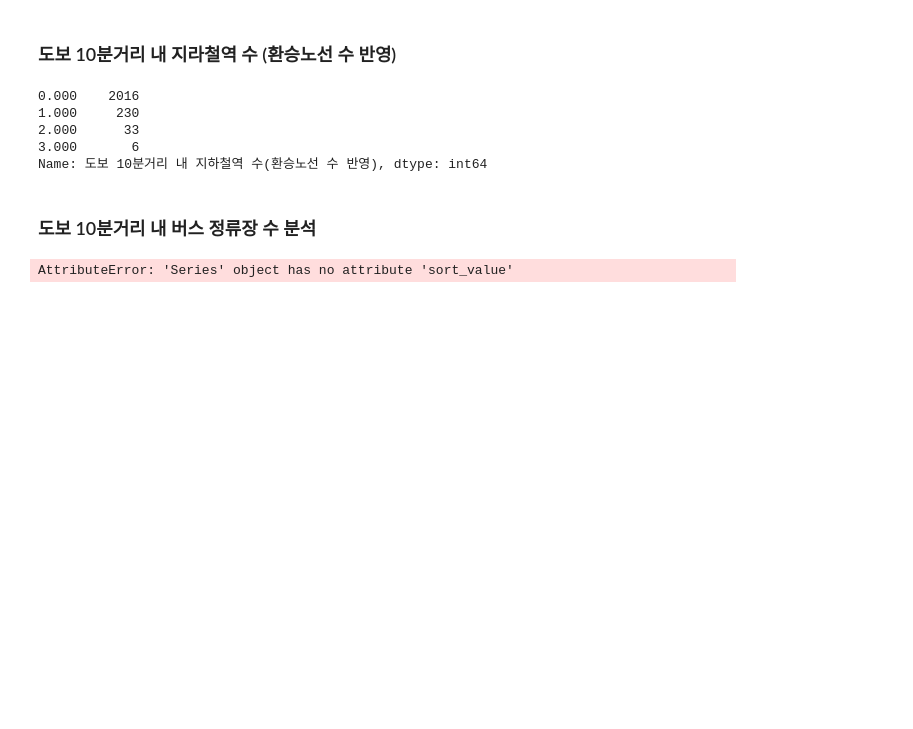
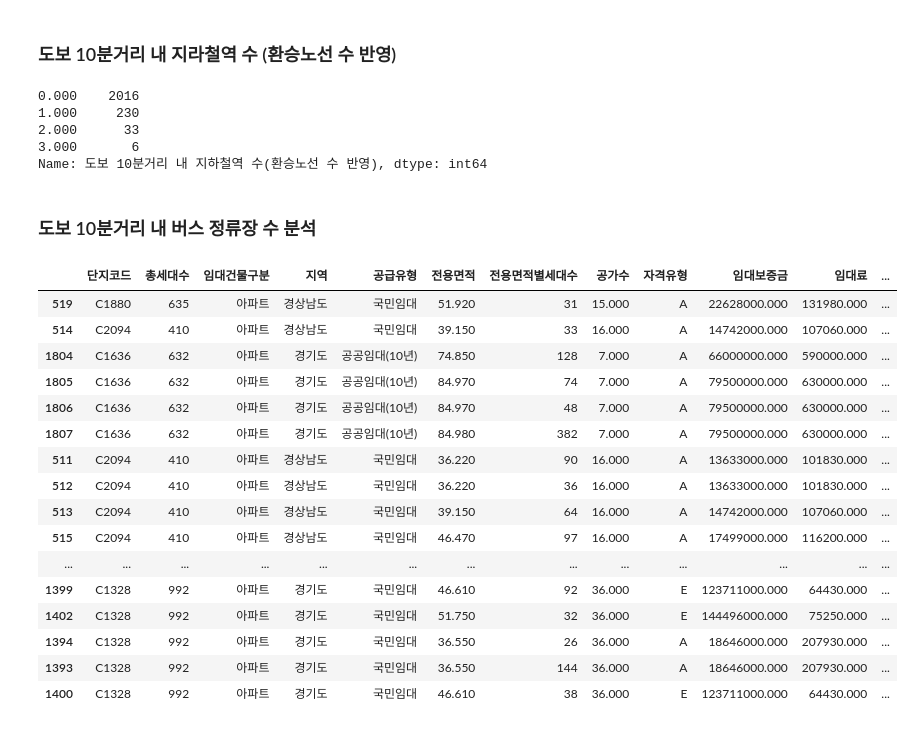
Before and after one commit to SeoMinJong/-, a Jupyter notebook: parking_data_analysis.ipynb, the cells around one changed output. Cells and saved outputs as stored; diff of their text form; code cells hidden in the pictures; blank space fills up the shorter version.

Commit message:
[Update] fred13 종합 분석

```diff
--- a/parking_data_analysis.ipynb
+++ b/parking_data_analysis.ipynb
@@ -570,12 +570,31 @@ Name: 도보 10분거리 내 지하철역 수(환승노선 수 반영), dtype: i
 # %%
 fred13 = df['도보 10분거리 내 버스정류장 수']
 fred13.value_counts()
 fred13.describe()
 # 전국적으로 버스가 훨씬 많이 활성화 되어 있기 때문에 많은 count가 있고 상위 30개를 출력하고 확인
 fred13 = fred13.sort_values(ascending=False)
 fred13_idx = fred13.index
 df_fred13 = df.iloc[fred13_idx]
 df_fred13_group = df_fred13['도보 10분거리 내 버스정류장 수'].groupby(df_fred13['단지코드'])
-df_fred13_group.mean().sort_value
+df_fred13_group_mean = df_fred13_group.mean().sort_values(ascending=False)
+df_fred13_group_mean.describe()
+df_fred13.head(30)
+# 아파트별로
 # %% [output]
-AttributeError: 'Series' object has no attribute 'sort_value'
+|  | 단지코드 | 총세대수 | 임대건물구분 | 지역 | 공급유형 | 전용면적 | 전용면적별세대수 | 공가수 | 자격유형 | 임대보증금 | 임대료 | ... |
+| 519 | C1880 | 635 | 아파트 | 경상남도 | 국민임대 | 51.920 | 31 | 15.000 | A | 22628000.000 | 131980.000 | ... |
+| 514 | C2094 | 410 | 아파트 | 경상남도 | 국민임대 | 39.150 | 33 | 16.000 | A | 14742000.000 | 107060.000 | ... |
+| 1804 | C1636 | 632 | 아파트 | 경기도 | 공공임대(10년) | 74.850 | 128 | 7.000 | A | 66000000.000 | 590000.000 | ... |
+| 1805 | C1636 | 632 | 아파트 | 경기도 | 공공임대(10년) | 84.970 | 74 | 7.000 | A | 79500000.000 | 630000.000 | ... |
+| 1806 | C1636 | 632 | 아파트 | 경기도 | 공공임대(10년) | 84.970 | 48 | 7.000 | A | 79500000.000 | 630000.000 | ... |
+| 1807 | C1636 | 632 | 아파트 | 경기도 | 공공임대(10년) | 84.980 | 382 | 7.000 | A | 79500000.000 | 630000.000 | ... |
+| 511 | C2094 | 410 | 아파트 | 경상남도 | 국민임대 | 36.220 | 90 | 16.000 | A | 13633000.000 | 101830.000 | ... |
+| 512 | C2094 | 410 | 아파트 | 경상남도 | 국민임대 | 36.220 | 36 | 16.000 | A | 13633000.000 | 101830.000 | ... |
+| 513 | C2094 | 410 | 아파트 | 경상남도 | 국민임대 | 39.150 | 64 | 16.000 | A | 14742000.000 | 107060.000 | ... |
+| 515 | C2094 | 410 | 아파트 | 경상남도 | 국민임대 | 46.470 | 97 | 16.000 | A | 17499000.000 | 116200.000 | ... |
+| ... | ... | ... | ... | ... | ... | ... | ... | ... | ... | ... | ... | ... |
+| 1399 | C1328 | 992 | 아파트 | 경기도 | 국민임대 | 46.610 | 92 | 36.000 | E | 123711000.000 | 64430.000 | ... |
+| 1402 | C1328 | 992 | 아파트 | 경기도 | 국민임대 | 51.750 | 32 | 36.000 | E | 144496000.000 | 75250.000 | ... |
+| 1394 | C1328 | 992 | 아파트 | 경기도 | 국민임대 | 36.550 | 26 | 36.000 | A | 18646000.000 | 207930.000 | ... |
+| 1393 | C1328 | 992 | 아파트 | 경기도 | 국민임대 | 36.550 | 144 | 36.000 | A | 18646000.000 | 207930.000 | ... |
+| 1400 | C1328 | 992 | 아파트 | 경기도 | 국민임대 | 46.610 | 38 | 36.000 | E | 123711000.000 | 64430.000 | ... |
```
